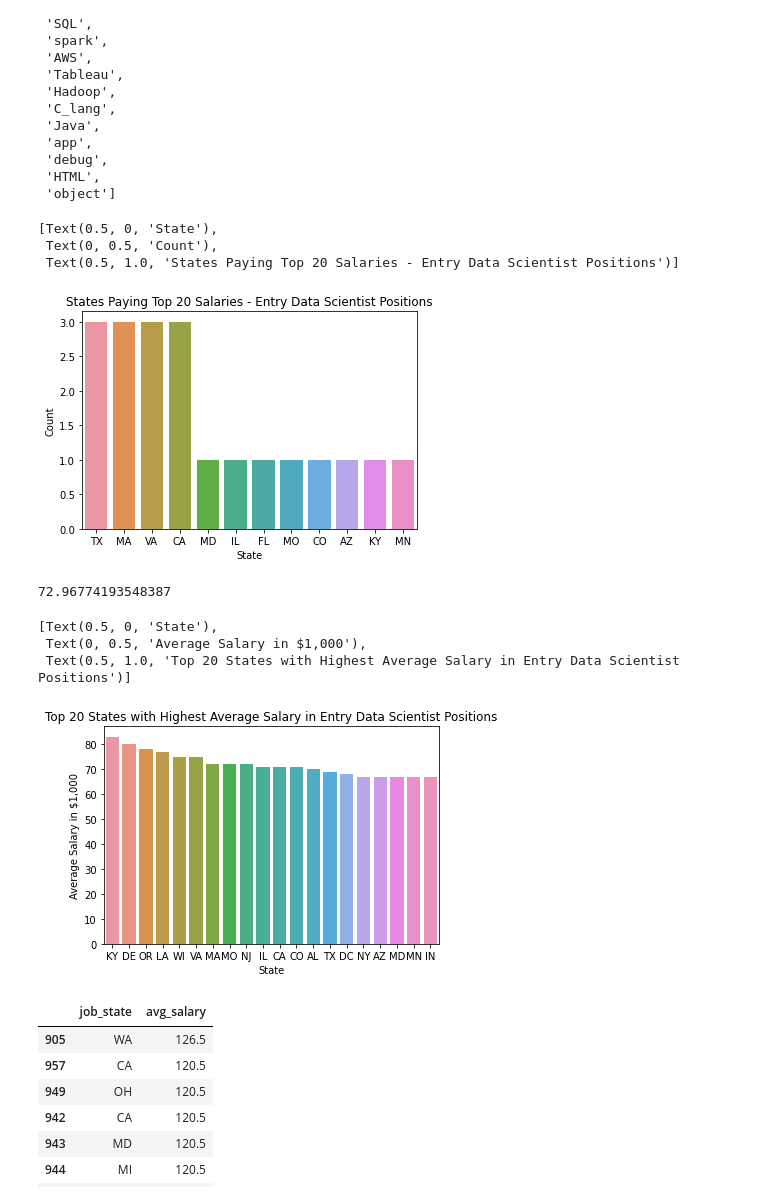
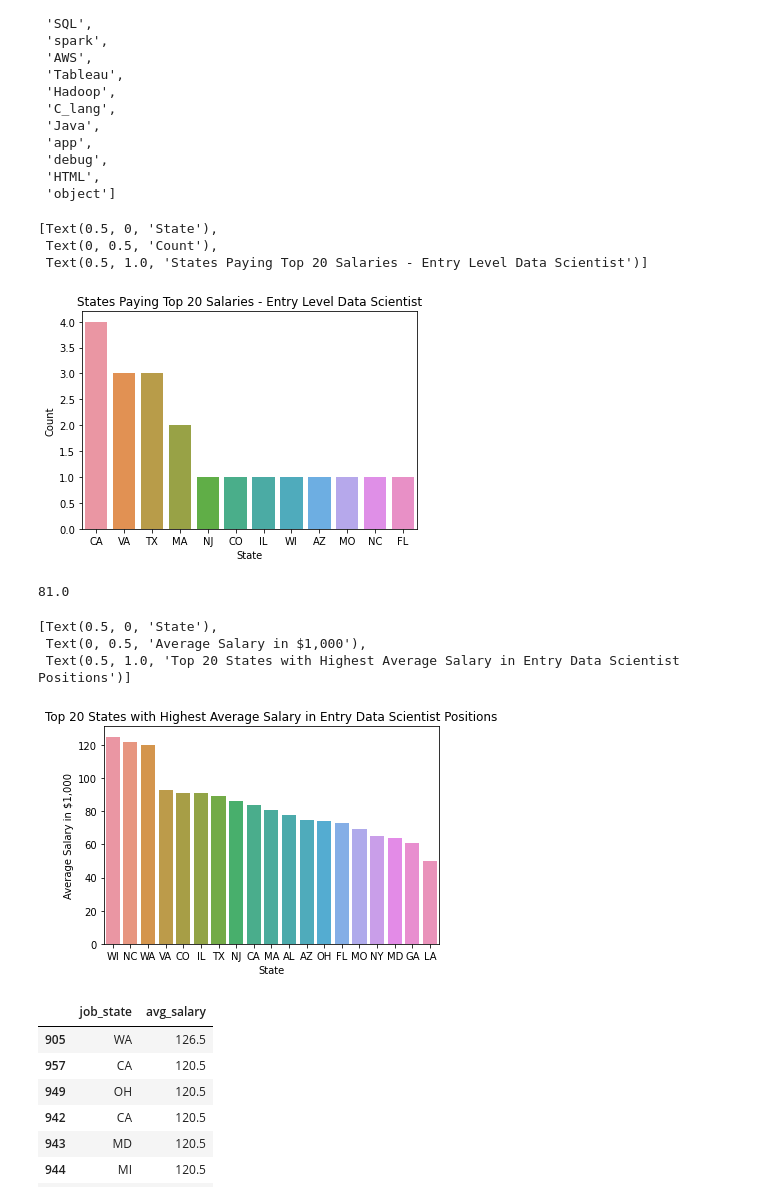
Before and after one commit to jbae42/Glassdoor_Job_Salary_Estimate, a Jupyter notebook: Exploratory Data Analysis/Exploratory Data Analysis.ipynb, the cells around one changed output. Saved outputs shown, nothing was run; the diff lists cells and outputs as text; code cells hidden in the pictures.

```diff
--- a/Exploratory Data Analysis/Exploratory Data Analysis.ipynb
+++ b/Exploratory Data Analysis/Exploratory Data Analysis.ipynb
@@ -4,7 +4,7 @@ import matplotlib.pyplot as plt
 import seaborn as sns
 import numpy as np
 # %%
-df = pd.read_csv("entryLevel_cleaned.csv")
+df = pd.read_csv("df_cleaned_new.csv")
 # %%
 df.head()
 # %% [output]
@@ -66,6 +66,10 @@ def state_change(state):
         return "FL"
     elif x.lower() == "dekalb":
         return "GA"
+    elif x.lower() == "california":
+        return "CA"
+    elif x.lower() == "new york state":
+        return "NY"
     else:
         return x
 # %%
@@ -127,5 +143,5 @@ df[df.hourly == 1][['hourly','min_salary','max_salary','avg_salary']]
 # %%
-df.company_text = df.company_text.apply(lambda x: x.replace("\n",""))
+df.company_text = df.company_text.apply(lambda x: str(x).replace("\n",""))
 # %%
 df.columns
 # %% [output]
@@ -339,12 +379,12 @@ State_DS = DS_state_sal.job_state.unique()
 #DS_state_indsal20
 # %%
 bplot = sns.barplot(x= DS_state_indsal20.job_state.value_counts().index, y= DS_state_indsal20.job_state.value_counts())
-bplot.set(xlabel='State', ylabel='Count', title='States Paying Top 20 Salaries - Entry Data Scientist Positions')
+bplot.set(xlabel='State', ylabel='Count', title='States Paying Top 20 Salaries - Entry Level Data Scientist')
 # %% [output]
 [Text(0.5, 0, 'State'),
  Text(0, 0.5, 'Count'),
- Text(0.5, 1.0, 'States Paying Top 20 Salaries - Entry Data Scientist Positions')]
+ Text(0.5, 1.0, 'States Paying Top 20 Salaries - Entry Level Data Scientist')]
-[figure, old version]
+[figure, new version]
 # %%
 test = DS_state_sal[DS_state_sal.job_state == "MA"]
 test = test.avg_salary.apply(lambda x: int(x))
@@ -352,7 +392,7 @@ test = test.avg_salary.apply(lambda x: int(x))
 test
 test.mean()
 # %% [output]
-72.96774193548387
+81.0
 # %%
 DS_sal_by_state = dict()
 #State_DS = list(State_DS)
@@ -371,7 +411,7 @@ bplot1.set(xlabel='State', ylabel='Average Salary in $1,000', title='Top 20 Stat
 [Text(0.5, 0, 'State'),
  Text(0, 0.5, 'Average Salary in $1,000'),
  Text(0.5, 1.0, 'Top 20 States with Highest Average Salary in Entry Data Scientist Positions')]
-[figure, old version]
+[figure, new version]
 # %%
 SE_state_sal = SE_state_sal[SE_state_sal.job_state != "Remote"]
 SE_state_sal = SE_state_sal[SE_state_sal.job_state != "United States"]
```
Also changed, not shown: parts of 37 cells of this notebook, 38 other files.
